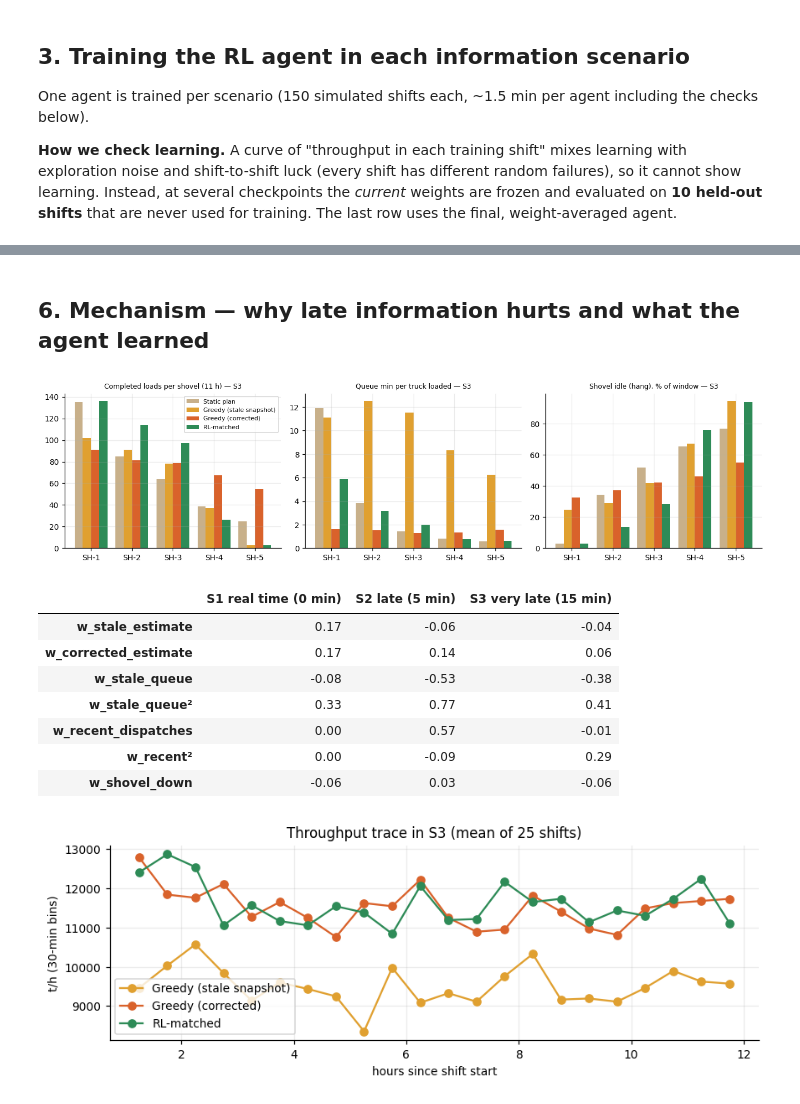
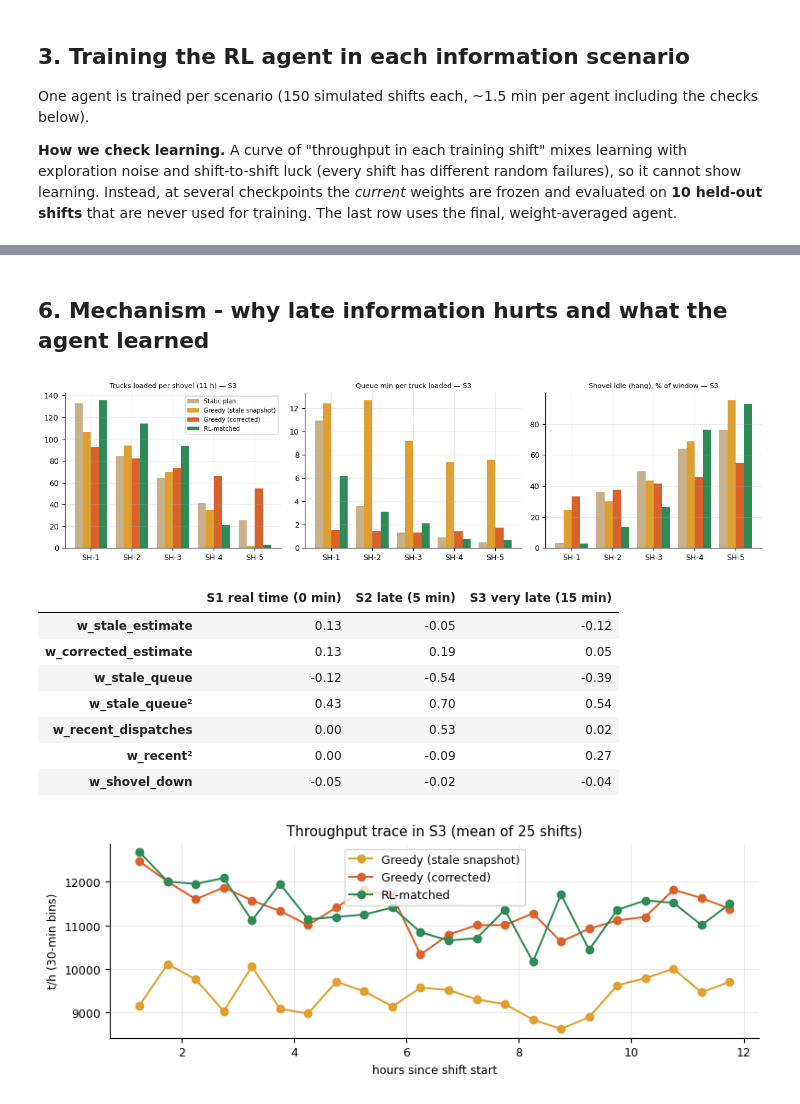
Before and after one commit to ka-means/ka-means.github.io, a Jupyter notebook: assets/notebooks/rl-dispatch-information-latency.ipynb, the cells around one changed output, grey strips where cells are left out. Cells and saved outputs as stored; diff of their text form; code cells hidden in the pictures.

```diff
--- a/assets/notebooks/rl-dispatch-information-latency.ipynb
+++ b/assets/notebooks/rl-dispatch-information-latency.ipynb
@@ -440,7 +440,7 @@ class GreedyObs:
         est = []
         for a in range(s.M):
             e = max(s.p.te[a], c[a] * self.svc)
-            if dn[a]:
+            if dn[a] and not s.down[a] or dn[a]:
                 e += 60
             if self.noise:
                 e *= s.policy_rng.lognormal(0, self.noise)
@@ -461,10 +461,10 @@ def replicate(make_policy, n=20, seed0=0, keep_sims=False, **kw):
 
 
 def ci95(x):
-    """Two-sided 95% half-width using Student's t for the finite replication count."""
+    """Two-sided 95% half-width using Student's t distribution (correct for small replication counts)."""
     x = np.asarray(x, float)
     if len(x) < 2:
-        return float("nan")
+        return float('nan')
     return student_t.ppf(0.975, len(x) - 1) * x.std(ddof=1) / np.sqrt(len(x))
 
 
@@ -557,8 +557,9 @@ class CorrectedGreedy:
 
 
 class Mix:
-    """Open-loop dispatcher: sends each truck to shovel a with fixed probability p[a]. Uses no queue telemetry
-    but does use the current shovel-availability flag; this isolates the value of queue information beyond geometry and current availability."""
+    """Open-loop dispatcher: sends each truck to shovel a with fixed probability p[a], but still checks the current
+    shovel up/down flag before sampling. It uses NO queue telemetry (this is the control for how much value the
+    (late) queue information adds beyond plain geometry and knowing which shovels are currently working)."""
     central = False; redirect_delay = 6.0
     def __init__(self, p): self.p = np.asarray(p) / np.sum(p); self.name = "Open-loop mix (no queue telemetry)"
     def choose(self, s, i, redirect=False):
@@ -640,10 +640,10 @@ def make(kind, lag):
     if kind == "Nearest shovel": return Nearest()
     if kind == "Greedy (stale snapshot)": return GreedyObs(lag)
     if kind == "Greedy (corrected)": return CorrectedGreedy(lag)
-    if kind == "Open-loop mix (no queue telemetry)": return Mix(mix_p)
+    if kind == "Open-loop mix (no telemetry)": return Mix(mix_p)
     if kind == "RL-matched": return LinearQ(lag=lag, theta=agents[lag].theta, name="RL-matched")
 
-KINDS = ["Static plan", "Nearest shovel", "Open-loop mix (no queue telemetry)", "Greedy (stale snapshot)", "Greedy (corrected)", "RL-matched"]
+KINDS = ["Static plan", "Nearest shovel", "Open-loop mix (no telemetry)", "Greedy (stale snapshot)", "Greedy (corrected)", "RL-matched"]
 N_EVAL = 25
 results, kept = {}, {}
 for sname, lag in LAGS.items():
@@ -660,7 +660,7 @@ tab = pd.DataFrame(rows)
 display(tab.round(1))
 
 fig, axs = plt.subplots(1, 3, figsize=(13, 3.6))
-cols = {"Static plan": "#c8b08a", "Nearest shovel": "#8fa9c4", "Open-loop mix (no queue telemetry)": "#b0a0d0",
+cols = {"Static plan": "#c8b08a", "Nearest shovel": "#8fa9c4", "Open-loop mix (no telemetry)": "#b0a0d0",
         "Greedy (stale snapshot)": "#e0a030", "Greedy (corrected)": "#d9622b", "RL-matched": "#2e8b57"}
 for ax, (metric, ttl) in zip(axs, [("tph_fleet", "Fleet throughput (t/h)"), ("queue_src", "Queue at source (min / trip, TUM 7010)"), ("cycle_time", "Cycle time (min)")]):
     w = 0.13
@@ -671,7 +671,7 @@ for ax, (metric, ttl) in zip(axs, [("tph_fleet", "Fleet throughput (t/h)"), ("qu
     if metric == "tph_fleet": ax.set_ylim(4000, None)
 axs[0].legend(fontsize=6); plt.tight_layout(); plt.show()
 
-# ---- paired differences on the same evaluation seed indices (note: random streams diverge once policies differ,
+# ---- paired differences on the same evaluation seeds (note: random streams diverge once policies differ,
 #      so "first better in x % of shifts" compares shifts with the same seed index, not identical shifts)
 def paired(a, b, sname):
     d = results[(sname, a)].tph_fleet.values - results[(sname, b)].tph_fleet.values
@@ -680,14 +680,14 @@ for sname in LAGS:
     print("==", sname)
     print("  Does correcting the stale picture help?     ", paired("Greedy (corrected)", "Greedy (stale snapshot)", sname))
     print("  Does learning add anything to that rule?    ", paired("RL-matched", "Greedy (corrected)", sname))
-    print("  Value of the (late) information, rule       ", paired("Greedy (corrected)", "Open-loop mix (no queue telemetry)", sname))
-    print("  Value of the (late) information, RL         ", paired("RL-matched", "Open-loop mix (no queue telemetry)", sname))
+    print("  Value of the (late) information, rule       ", paired("Greedy (corrected)", "Open-loop mix (no telemetry)", sname))
+    print("  Value of the (late) information, RL         ", paired("RL-matched", "Open-loop mix (no telemetry)", sname))
     print("  Stale rule vs. doing nothing smart          ", paired("Greedy (stale snapshot)", "Static plan", sname))
 
-voi = pd.DataFrame({sname: [100 * (results[(sname, "Greedy (corrected)")].tph_fleet.mean() / results[(sname, "Open-loop mix (no queue telemetry)")].tph_fleet.mean() - 1),
-                            100 * (results[(sname, "RL-matched")].tph_fleet.mean() / results[(sname, "Open-loop mix (no queue telemetry)")].tph_fleet.mean() - 1),
-                            100 * (results[(sname, "Greedy (stale snapshot)")].tph_fleet.mean() / results[(sname, "Open-loop mix (no queue telemetry)")].tph_fleet.mean() - 1)]
+voi = pd.DataFrame({sname: [100 * (results[(sname, "Greedy (corrected)")].tph_fleet.mean() / results[(sname, "Open-loop mix (no telemetry)")].tph_fleet.mean() - 1),
+                            100 * (results[(sname, "RL-matched")].tph_fleet.mean() / results[(sname, "Open-loop mix (no telemetry)")].tph_fleet.mean() - 1),
+                            100 * (results[(sname, "Greedy (stale snapshot)")].tph_fleet.mean() / results[(sname, "Open-loop mix (no telemetry)")].tph_fleet.mean() - 1)]
                     for sname in LAGS}, index=["corrected rule", "RL agent", "stale rule"])
-print("\nValue of queue information = throughput gain (%) over the no-queue-telemetry routing:")
+print("\nValue of information = throughput gain (%) over the no-telemetry routing:")
 display(voi.round(1))
 # %% [output]
@@ -804,39 +809,39 @@ Rows identify training lag for RL or assumed correction window for the rule; col
 # %% [markdown]
-## 6. Mechanism — why late information hurts and what the agent learned
+## 6. Mechanism - why late information hurts and what the agent learned
 # %%
 # (a) shovel-level balance: queue vs idle, greedy vs RL at S3
 sname = "S3 very late (15 min)"
 def shovel_stats(sims):
     L = np.mean([s.loads for s in sims], 0); Q = np.mean([s.qtime for s in sims], 0); I = np.mean([s.idle for s in sims], 0)
     return L, Q / np.maximum(L, 1), 100 * I / (P().T - P().warm)
 fig, axs = plt.subplots(1, 3, figsize=(12, 3.2)); x = np.arange(5); w = 0.2
 for j, (kind, col) in enumerate([("Static plan", "#c8b08a"), ("Greedy (stale snapshot)", "#e0a030"), ("Greedy (corrected)", "#d9622b"), ("RL-matched", "#2e8b57")]):
     L, Q, I = shovel_stats(kept[(sname, kind)])
     for ax, v in zip(axs, [L, Q, I]): ax.bar(x + (j - 1.5) * w, v, w, label=kind, color=col)
-for ax, t in zip(axs, ["Completed loads per shovel (11 h)", "Queue min per truck loaded", "Shovel idle (hang), % of window"]):
+for ax, t in zip(axs, ["Trucks loaded per shovel (11 h)", "Queue min per truck loaded", "Shovel idle (hang), % of window"]):
     ax.set_xticks(x); ax.set_xticklabels([f"SH-{a+1}" for a in range(5)]); ax.set_title(t + " — S3", fontsize=8)
 axs[0].legend(fontsize=7); plt.tight_layout(); plt.show()
 
 # (b) the learned weights (features are strongly collinear: read the pattern, not each number)
 W = pd.DataFrame({name: agents[lag].theta[5:] for name, lag in LAGS.items()},
                  index=["w_stale_estimate", "w_corrected_estimate", "w_stale_queue", "w_stale_queue²", "w_recent_dispatches", "w_recent²", "w_shovel_down"])
 display(W.round(2))
 
 # (c) time series: fleet throughput within a shift, S3
 fig, ax = plt.subplots(figsize=(8, 3))
 for kind, col in [("Greedy (stale snapshot)", "#e0a030"), ("Greedy (corrected)", "#d9622b"), ("RL-matched", "#2e8b57")]:
     ys = np.mean([tons_series(s)[1] for s in kept[(sname, kind)]], 0); xs = tons_series(kept[(sname, kind)][0])[0]
     ax.plot(xs / 60, ys, marker="o", label=kind, color=col)
 ax.set_xlabel("hours since shift start"); ax.set_ylabel("t/h (30-min bins)"); ax.set_title("Throughput trace in S3 (mean of 25 shifts)"); ax.legend()
 plt.tight_layout(); plt.show()
 # %% [output]
-[figure, old version]
+[figure, new version]
 |  | S1 real time (0 min) | S2 late (5 min) | S3 very late (15 min) |
-| w_stale_estimate | 0.17 | -0.06 | -0.04 |
-| w_corrected_estimate | 0.17 | 0.14 | 0.06 |
-| w_stale_queue | -0.08 | -0.53 | -0.38 |
-| w_stale_queue² | 0.33 | 0.77 | 0.41 |
-| w_recent_dispatches | 0.00 | 0.57 | -0.01 |
-| w_recent² | 0.00 | -0.09 | 0.29 |
-| w_shovel_down | -0.06 | 0.03 | -0.06 |
+| w_stale_estimate | 0.13 | -0.05 | -0.12 |
+| w_corrected_estimate | 0.13 | 0.19 | 0.05 |
+| w_stale_queue | -0.12 | -0.54 | -0.39 |
+| w_stale_queue² | 0.43 | 0.70 | 0.54 |
+| w_recent_dispatches | 0.00 | 0.53 | 0.02 |
+| w_recent² | 0.00 | -0.09 | 0.27 |
+| w_shovel_down | -0.05 | -0.02 | -0.04 |
-[figure, old version]
+[figure, new version]
```
Also changed, not shown: parts of 22 cells of this notebook, 7 other files.
